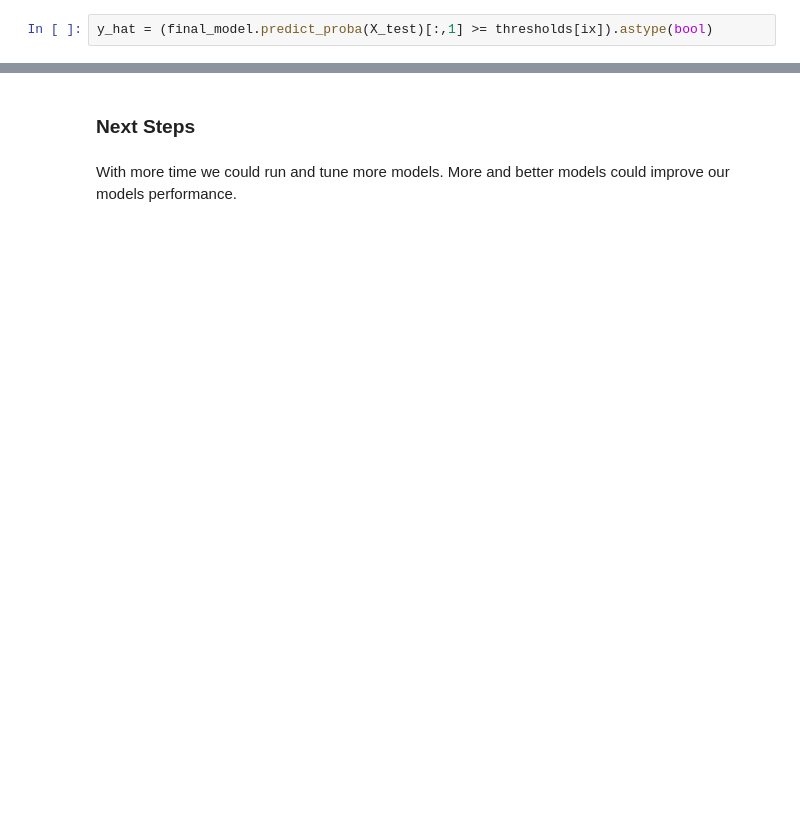
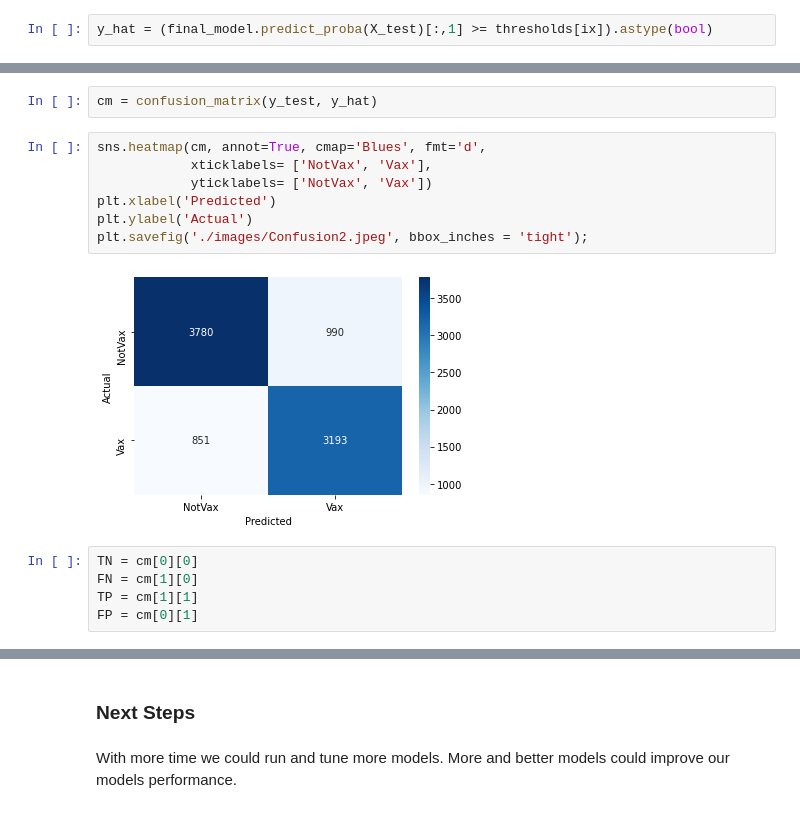
Before and after one commit to ZachRauch/Flu-Shot-Learning, a Jupyter notebook: Predicting Seasonal Vaccine Status.ipynb, the cells around one changed output, grey strips where cells are left out. Cells and saved outputs as stored; diff of their text form; blank space fills up the shorter version.

```diff
--- a/Predicting Seasonal Vaccine Status.ipynb
+++ b/Predicting Seasonal Vaccine Status.ipynb
@@ -412,0 +411,16 @@ Our final model's f1-score on the test is 0.77.
+# %%
+cm = confusion_matrix(y_test, y_hat)
+# %%
+sns.heatmap(cm, annot=True, cmap='Blues', fmt='d',
+            xticklabels= ['NotVax', 'Vax'],
+            yticklabels= ['NotVax', 'Vax'])
+plt.xlabel('Predicted')
+plt.ylabel('Actual')
+plt.savefig('./images/Confusion2.jpeg', bbox_inches = 'tight');
+# %% [output]
+[figure, added]
+# %%
+TN = cm[0][0]
+FN = cm[1][0]
+TP = cm[1][1]
+FP = cm[0][1]
```
Also changed, not shown: parts of 26 cells of this notebook, 29 other files.
